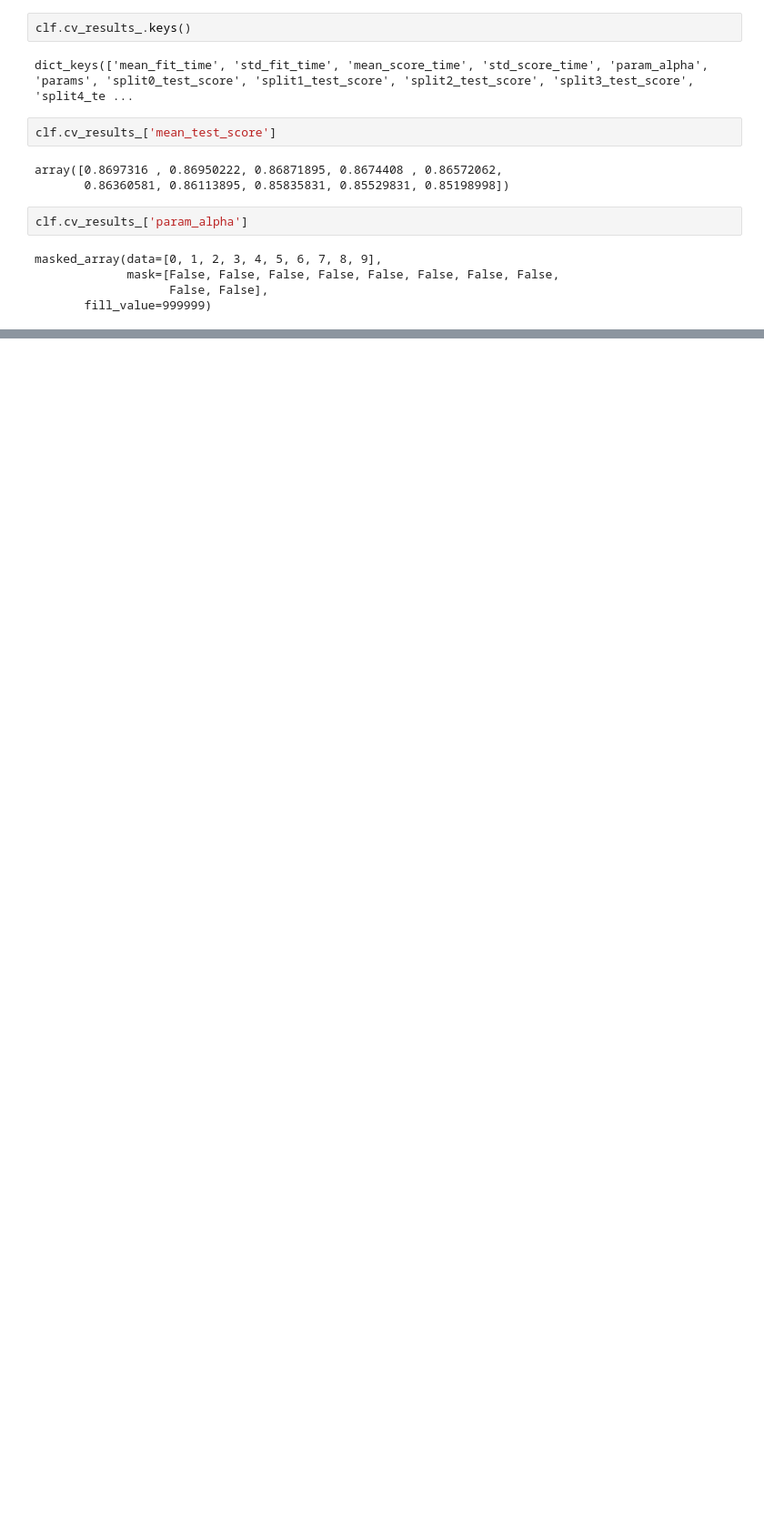
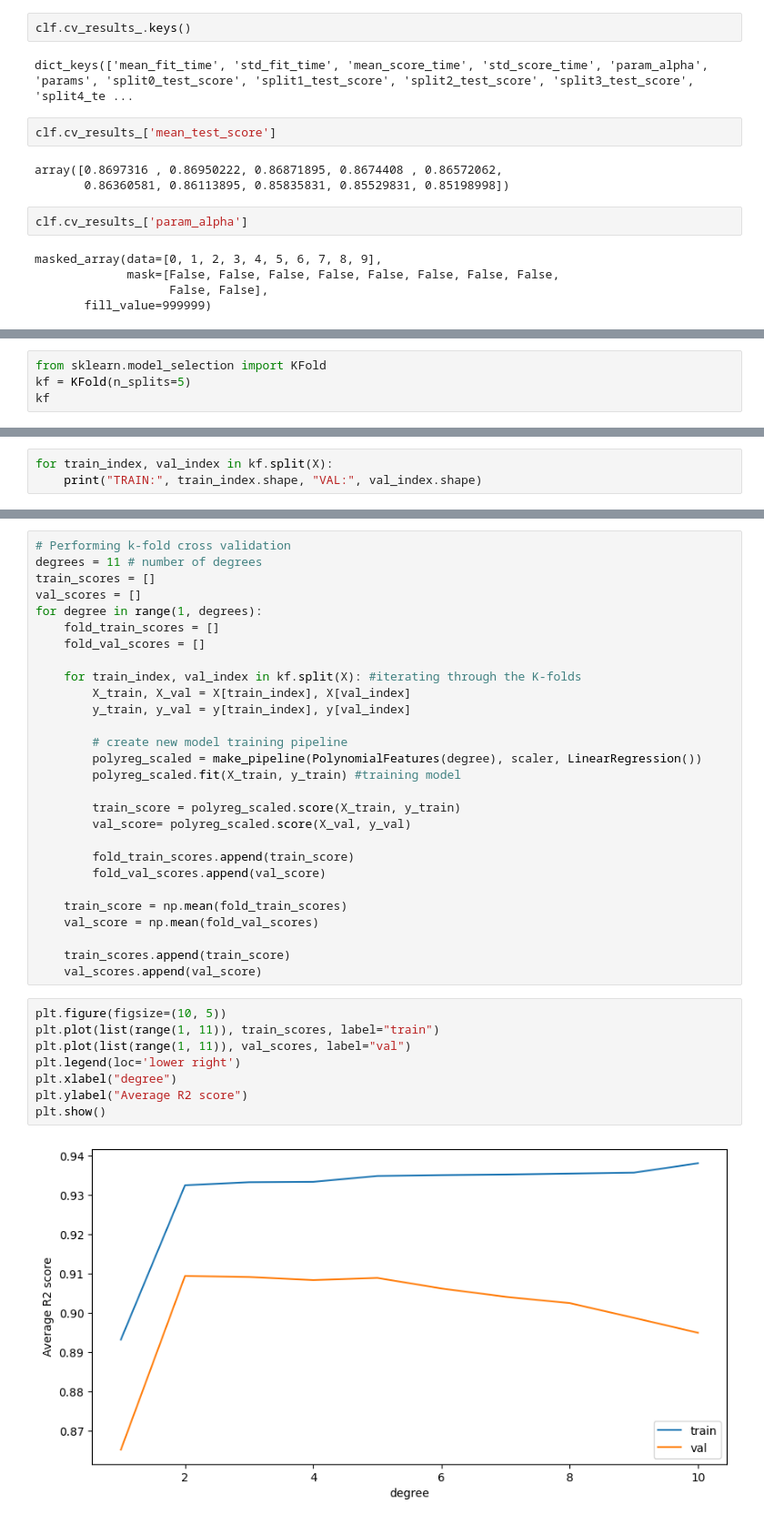
Before and after one commit to SachinScaler/May25_Intro_to_ML_NN, a Jupyter notebook: ML_Regularisation,_Cross_Validation|Lecture.ipynb, the cells around one changed output, grey strips where cells are left out. Shown at 91% size. Saved outputs shown, nothing was run; the diff lists cells and outputs as text; blank space fills up the shorter version.

```diff
--- a/ML_Regularisation,_Cross_Validation|Lecture.ipynb
+++ b/ML_Regularisation,_Cross_Validation|Lecture.ipynb
@@ -262,0 +275,4 @@ masked_array(data=[0, 1, 2, 3, 4, 5, 6, 7, 8, 9],
+# %%
+from sklearn.model_selection import KFold
+kf = KFold(n_splits=5)
+kf
@@ -262,0 +281,3 @@ masked_array(data=[0, 1, 2, 3, 4, 5, 6, 7, 8, 9],
+# %%
+for train_index, val_index in kf.split(X):
+    print("TRAIN:", train_index.shape, "VAL:", val_index.shape)
@@ -262,0 +290,38 @@ masked_array(data=[0, 1, 2, 3, 4, 5, 6, 7, 8, 9],
+# %%
+# Performing k-fold cross validation
+degrees = 11 # number of degrees
+train_scores = []
+val_scores = []
+for degree in range(1, degrees):
+    fold_train_scores = []
+    fold_val_scores = []
+
+    for train_index, val_index in kf.split(X): #iterating through the K-folds
+        X_train, X_val = X[train_index], X[val_index]
+        y_train, y_val = y[train_index], y[val_index]
+
+        # create new model training pipeline
+        polyreg_scaled = make_pipeline(PolynomialFeatures(degree), scaler, LinearRegression())
+        polyreg_scaled.fit(X_train, y_train) #training model
+
+        train_score = polyreg_scaled.score(X_train, y_train)
+        val_score= polyreg_scaled.score(X_val, y_val)
+
+        fold_train_scores.append(train_score)
+        fold_val_scores.append(val_score)
+
+    train_score = np.mean(fold_train_scores)
+    val_score = np.mean(fold_val_scores)
+
+    train_scores.append(train_score)
+    val_scores.append(val_score)
+# %%
+plt.figure(figsize=(10, 5))
+plt.plot(list(range(1, 11)), train_scores, label="train")
+plt.plot(list(range(1, 11)), val_scores, label="val")
+plt.legend(loc='lower right')
+plt.xlabel("degree")
+plt.ylabel("Average R2 score")
+plt.show()
+# %% [output]
+[figure, added]
```
Also changed, not shown: parts of 4 cells of this notebook.
